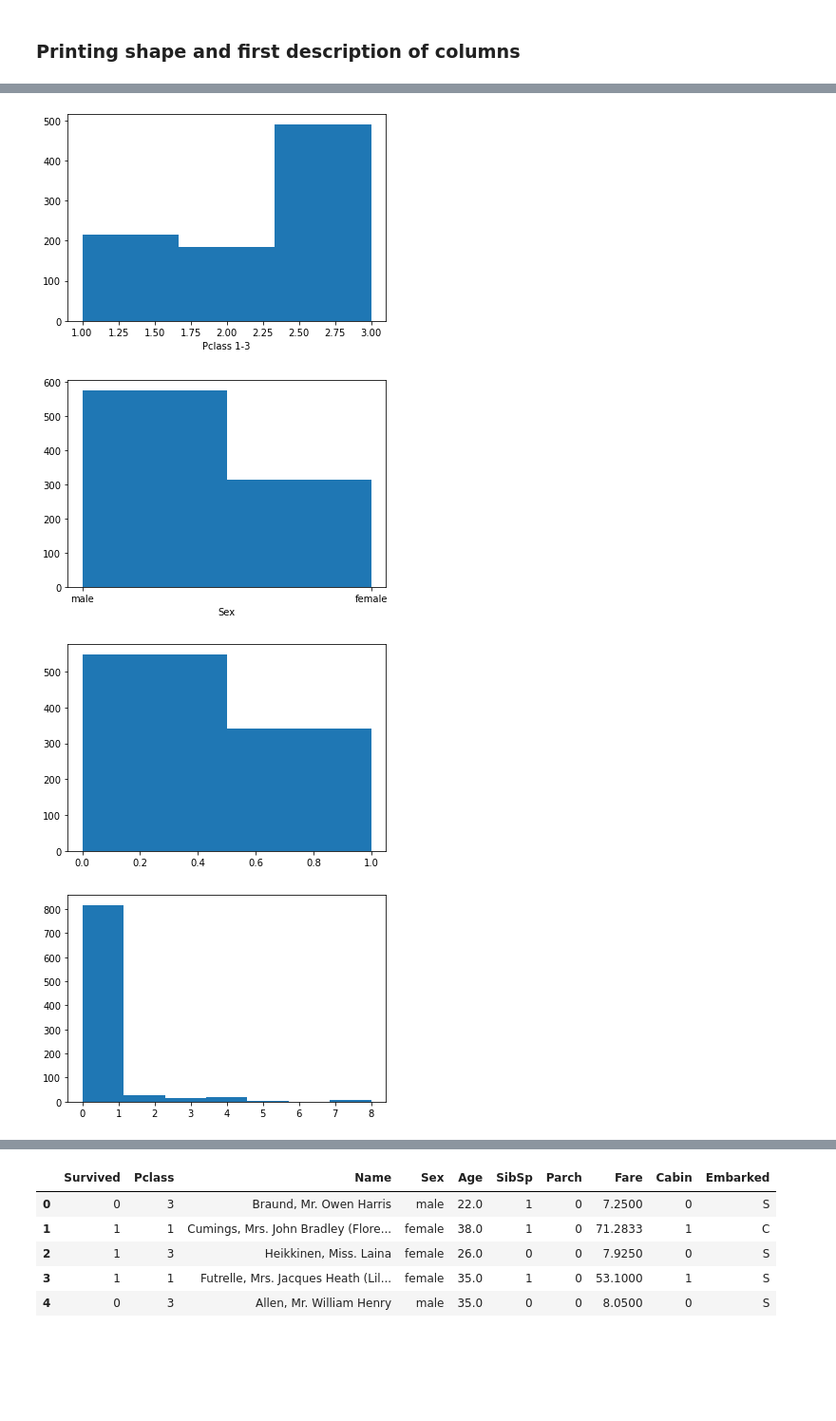
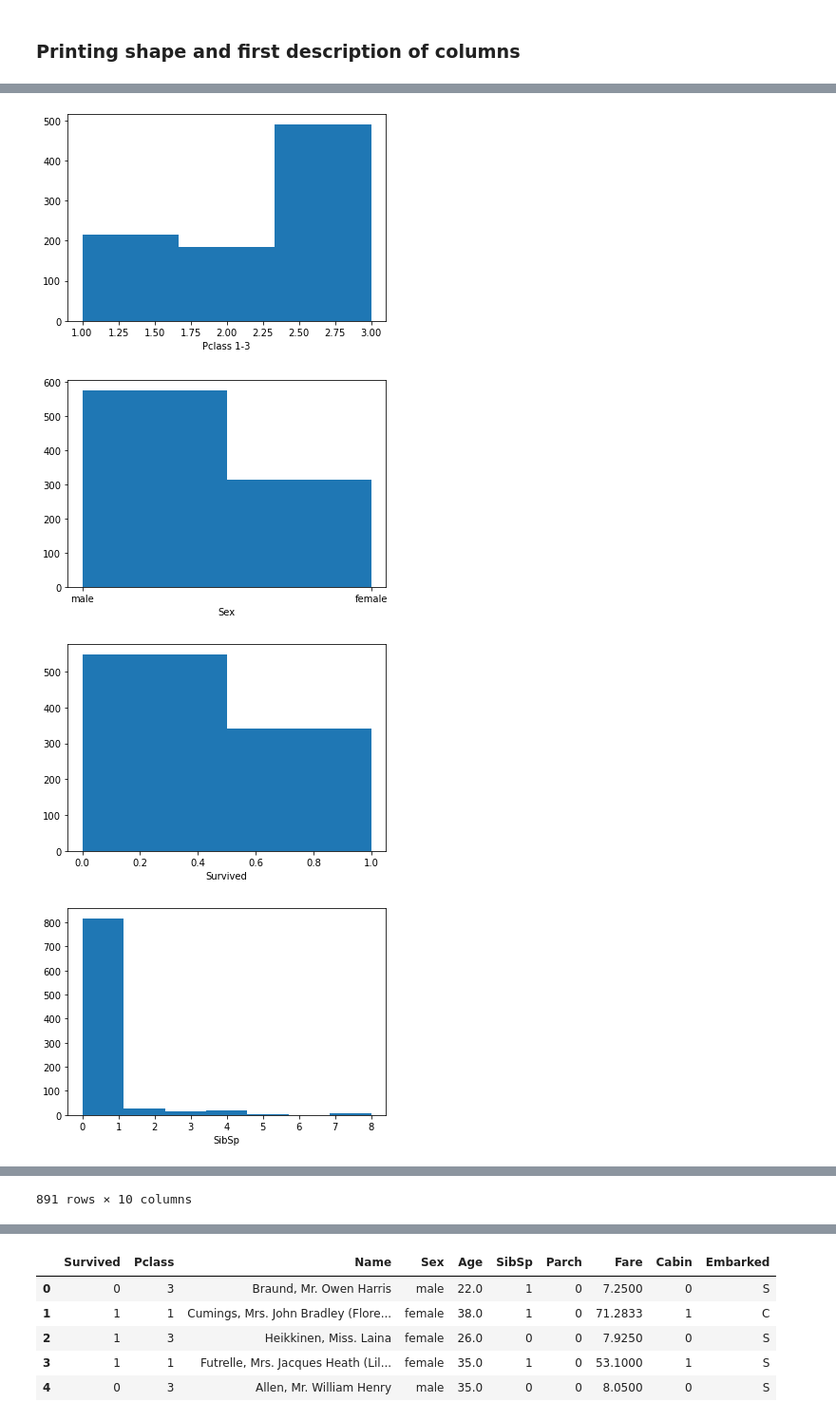
Before and after one commit to Ralo93/classifiersDS, a Jupyter notebook: notebooks/cleaner_set.ipynb, the cells around one changed output, grey strips where cells are left out. Shown at 95% size. Drawn from its saved outputs; the diff is of its cells as text; code cells hidden in the pictures; blank space fills up the shorter version.

```diff
--- a/notebooks/cleaner_set.ipynb
+++ b/notebooks/cleaner_set.ipynb
@@ -49,7 +64,5 @@ AxesSubplot(0.125,0.125;0.775x0.755)
 # %%
-to_drop = ['PassengerId', 'Ticket']
 
-df.drop(to_drop, inplace = True, axis = 1) #or: df.drop(columns = to_drop, inplace = True)
 #print(df.head())
 
 to_box = (['Fare', 'Age'])
@@ -60,32 +73,38 @@ to_histo = (['Pclass', 'Sex', 'Survived', 'SibSp', 'Parch'])
 data1 = df[to_histo[0]];
 data2 = df[to_histo[1]];
 data3 = df[to_histo[2]];
 data4 = df[to_histo[3]];
 data5 = df[to_histo[4]];
+
 
 boxplot2 = df.boxplot(column=to_box[0])
 plt.show()
 boxplot3 = df.boxplot(column=to_box[1])
 plt.show()
 #boxplot4 = df.boxplot(column=to_box[3])
 #plt.show()
 histo1 = plt.hist(data1,bins=len(list(set(data1))))
 plt.xlabel('Pclass 1-3')
 plt.show()
 histo1 = plt.hist(data2,bins=len(list(set(data2))))
 plt.xlabel('Sex')
 plt.show()
 histo1 = plt.hist(data3,bins=len(list(set(data3))))
+plt.xlabel('Survived')
 plt.show()
 histo1 = plt.hist(data4,bins=len(list(set(data4))))
+plt.xlabel('SibSp')
 plt.show()
 histo1 = plt.hist(data5,bins=len(list(set(data5))))
+plt.xlabel('Parch')
 plt.show()
 plt.style.use('ggplot')
+
+df
 # %% [output]
 [figure]
 [figure]
 [figure]
 [figure]
-[figure, old version]
+[figure, new version]
-[figure, old version]
+[figure, new version]
@@ -92,0 +124 @@ plt.style.use('ggplot')
+891 rows × 10 columns
```
Also changed, not shown: parts of 34 cells of this notebook, 11 other files.
